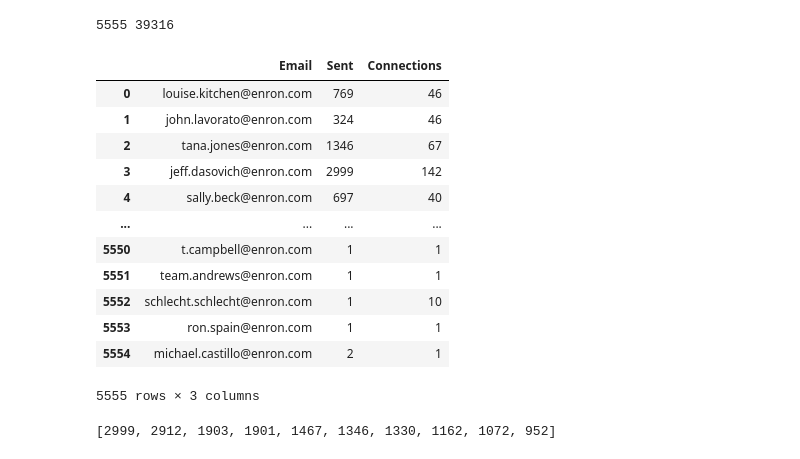
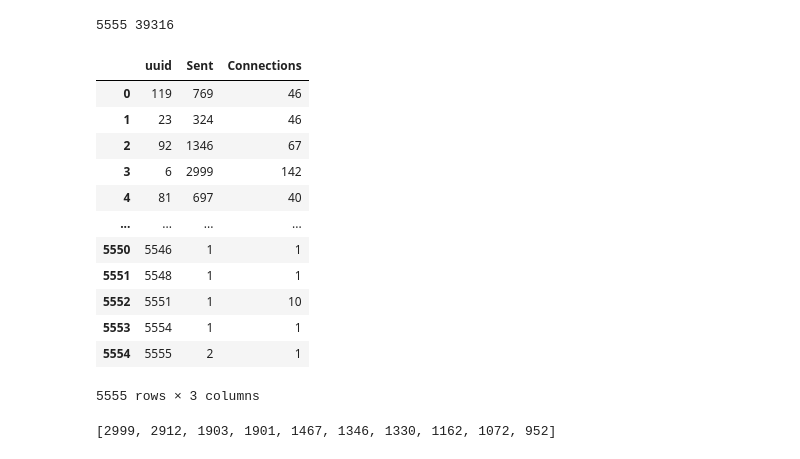
Before and after one commit to nisigit/synthetic-data-generator, a Jupyter notebook: generation.ipynb, the cells around one changed output. Saved outputs shown, nothing was run; the diff lists cells and outputs as text; code cells hidden in the pictures.

```diff
--- a/generation.ipynb
+++ b/generation.ipynb
@@ -30,3 +29,19 @@ emails
 | 98239 | system.administrator@enron.com | [d..steffes@enron.com] | 2001-12-31 23:00:34+00:00 | Your mailbox is over its size limit | <30237259.1075855209614.JavaMail.... | 0 | 23 |
 | 98240 | pete.davis@enron.com | [pete.davis@enron.com] | 2001-12-31 23:56:37+00:00 | Schedule Crawler: HourAhead Failure | <31116492.1075839978010.JavaMail.... | 0 | 23 |
 98241 rows × 7 columns
+# %%
+id_mappings = dict()
+uuid = 1
+for index, row in emails.iterrows():
+    sender = row['sender']
+    if sender not in id_mappings:
+        id_mappings[sender] = uuid
+        uuid += 1
+
+    for recipient in row['recipients']:
+        if recipient not in id_mappings:
+            id_mappings[recipient] = uuid
+            uuid += 1
+
+emails['sender'] = emails['sender'].apply(lambda x: id_mappings[x])
+emails['recipients'] = emails['recipients'].apply(lambda x: [id_mappings[r] for r in x])
@@ -45,7 +76,7 @@ print(probabilities)
 # %% [output]
 [0.32754117159876406, 0.23715477972796484]
 # %%
-emails['date'] = pd.to_datetime(emails['date'], utc=True, infer_datetime_format=True)
+emails['date'] = pd.to_datetime(emails['date'], utc=True)
 emails.head()
 # %% [output]
 |  | sender | recipients | date | subject | message_id | day_of_week | hour_of_week |
@@ -120,24 +151,24 @@ all_people = dict()
 all_emails = dict()
 
 for index, row in emails.iterrows():
-    email = EnronEmail(row['message_id'], row['sender'],
+    email = EmailMessage(row['message_id'], row['sender'],
                        row['recipients'], row['date'])
     all_emails[email.id] = email
     if email.sender not in all_people:
-        all_people[email.sender] = Person(email.sender)
+        all_people[email.sender] = User(email.sender)
 
     for recipient in email.recipients:
         if recipient not in all_people:
-            all_people[recipient] = Person(recipient)
+            all_people[recipient] = User(recipient)
         all_people[recipient].received[email.id] = email
         all_people[email.sender].sent[email.id] = email
         all_people[email.sender].recipients.add(recipient)
 # %%
 graph = nx.Graph()
-for person in all_people.values():
-    for email in person.sent.values():
+for user in all_people.values():
+    for email in user.sent.values():
         for recipient in email.recipients:
-            graph.add_edge(person.email, recipient)
+            graph.add_edge(user.uuid, recipient)
 
 print(len(graph.nodes), len(graph.edges))
 # %% [output]
@@ -149,28 +180,28 @@ graph_degrees = [len(edges) for node, edges in graph.adjacency()]
 graph_emails = [node for node, edges in sorted(graph.adjacency(), key=lambda x: len(x[1]), reverse=True)]
 graph_degrees_sent = [len(all_people[email].sent) for email in graph_emails]
 # %%
-data = {'Email': [], 'Sent': [], 'Connections': []}
+data = {'uuid': [], 'Sent': [], 'Connections': []}
 
 for email, connections, sent_degree in zip(graph_emails, graph_degrees, graph_degrees_sent):
-    data['Email'].append(email)
+    data['uuid'].append(email)
     data['Sent'].append(sent_degree)
     data['Connections'].append(connections)
 
 activity = pd.DataFrame(data)
 activity
 # %% [output]
-|  | Email | Sent | Connections |
-| 0 | louise.kitchen@enron.com | 769 | 46 |
-| 1 | john.lavorato@enron.com | 324 | 46 |
-| 2 | tana.jones@enron.com | 1346 | 67 |
-| 3 | jeff.dasovich@enron.com | 2999 | 142 |
-| 4 | sally.beck@enron.com | 697 | 40 |
+|  | uuid | Sent | Connections |
+| 0 | 119 | 769 | 46 |
+| 1 | 23 | 324 | 46 |
+| 2 | 92 | 1346 | 67 |
+| 3 | 6 | 2999 | 142 |
+| 4 | 81 | 697 | 40 |
 | ... | ... | ... | ... |
-| 5550 | t.campbell@enron.com | 1 | 1 |
-| 5551 | team.andrews@enron.com | 1 | 1 |
-| 5552 | schlecht.schlecht@enron.com | 1 | 10 |
-| 5553 | ron.spain@enron.com | 1 | 1 |
-| 5554 | michael.castillo@enron.com | 2 | 1 |
+| 5550 | 5546 | 1 | 1 |
+| 5551 | 5548 | 1 | 1 |
+| 5552 | 5551 | 1 | 10 |
+| 5553 | 5554 | 1 | 1 |
+| 5554 | 5555 | 2 | 1 |
 5555 rows × 3 columns
 # %%
 # create dictionaries for the number of people who received/sent a certain number of emails
```
Also changed, not shown: parts of 27 cells of this notebook, 5 other files.
